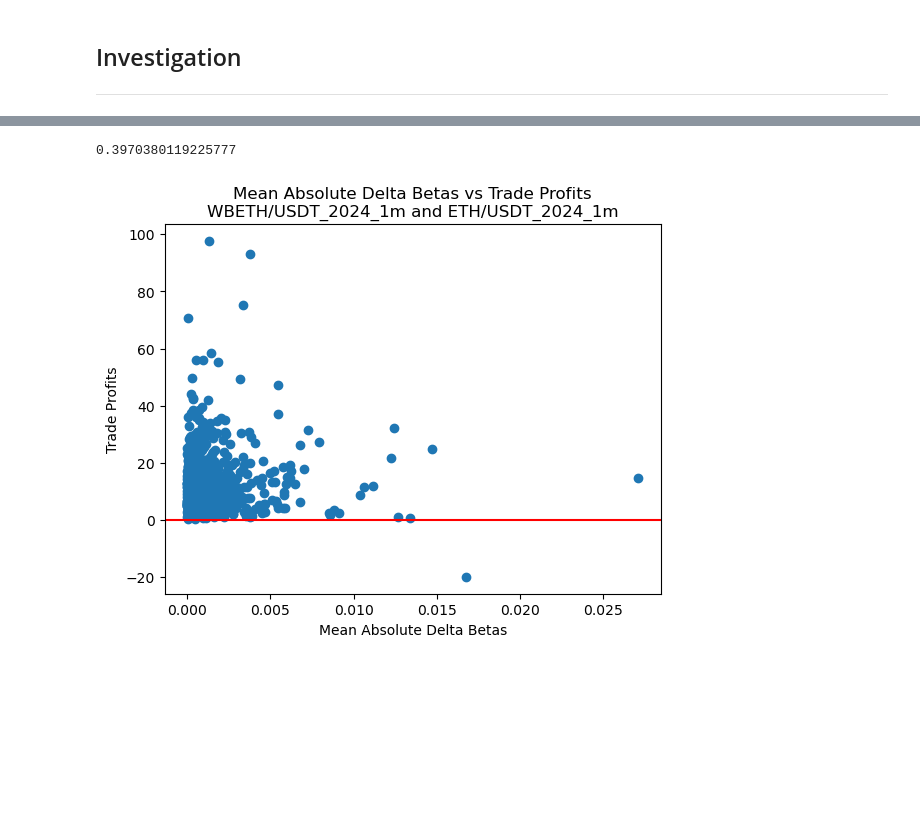
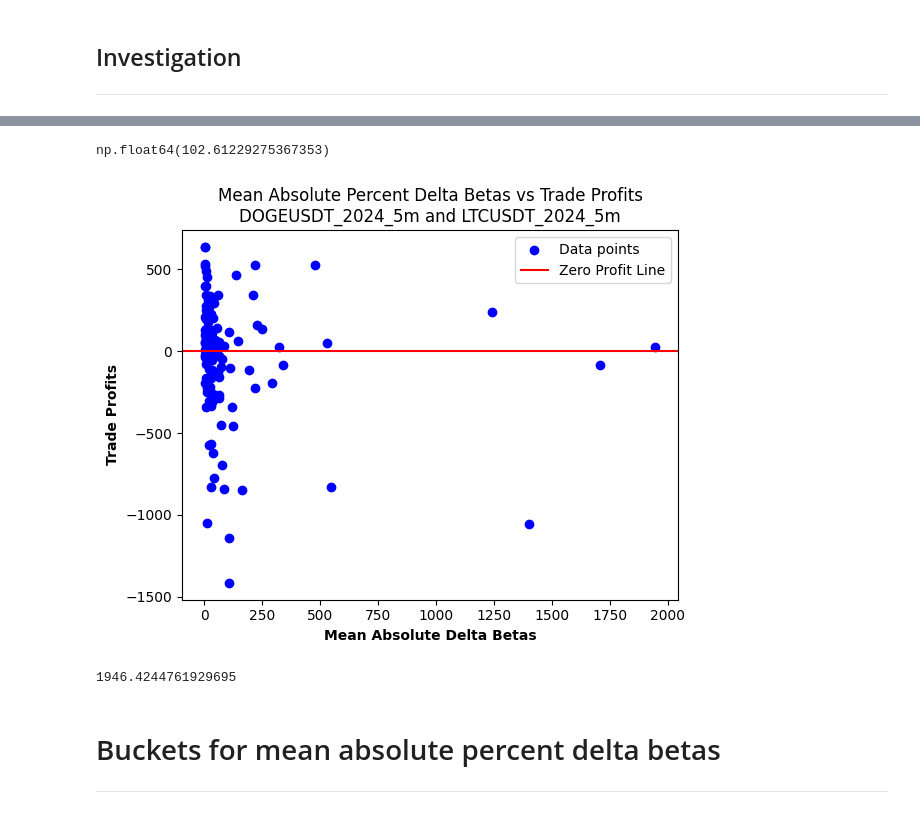
Before and after one commit to alexandrosdp/PairsTrading, a Jupyter notebook: leg_reversion.ipynb, the cells around one changed output, grey strips where cells are left out. Drawn from its saved outputs; the diff is of its cells as text; code cells hidden in the pictures; blank space fills up the shorter version.

```diff
--- a/leg_reversion.ipynb
+++ b/leg_reversion.ipynb
@@ -42,17 +44,21 @@ prices = pd.read_csv('binance_data/ETH_and_WBETH/2024/1m/merged_closing_prices.c
 #GALA/USDT_2024_1m & GRT/USDT_2024_1m,0.0056584346126191745,-4.071777010162084
 #-------------------------------------------
 #prices = prices[['GALA/USDT_2024_1m', 'GRT/USDT_2024_1m']]
+
+#prices = prices[['XRPUSDT_2024_5m', 'ADAUSDT_2024_5m']]
+
+prices = prices[['DOGEUSDT_2024_5m', 'LTCUSDT_2024_5m']]
 # %%
 #Filter prices from January 2024 to March 2024
 #-------------------------------------------
 
-prices = prices.loc['2024-01-01':'2024-06-30']
+#prices = prices.loc['2024-01-01':'2024-06-30']
 # %% [markdown]
 ## Params
 ---
 # %%
 #Params:
-window_size = 1440
+window_size = 288 # It seems like as this increases, the percent absolute delta beta error decreases!
 entry_threshold= 3 #3 was prev
 exit_threshold= 0
 stop_loss_threshold = 100
@@ -280,18 +288,8 @@ trade_ranges = [(entry, exit) for entry, exit in zip(entry_times, exit_times)]
 
 beta_series_trade_ranges = [beta_series[entry:exit].iloc[1:] for entry, exit in trade_ranges] #iloc[1:] to exclude the first beta value which is the same as the entry beta
 
-#Calculate the absolute difference between the beta at the trade entry and the betas in the trade range
-absolute_delta_betas = [np.abs(entry_beta - beta_range) for entry_beta, beta_range in zip(beta_entries, beta_series_trade_ranges)]
+#Calculate the percent absolute difference between the beta at the trade entry and the betas in the trade range
+absolute_percent_delta_betas = [np.abs(((entry_beta - beta_range)/entry_beta)*100) for entry_beta, beta_range in zip(beta_entries, beta_series_trade_ranges)]
 
 #Calculate the mean delta beta for each trade
-mean_absolute_delta_betas = [np.mean(delta) for delta in absolute_delta_betas]
+mean_absolute_percent_delta_betas = [np.mean(delta) for delta in absolute_percent_delta_betas]
-# %%
-#Calcilate correlation with trade durations vs mean_absolute_delta_betas
-
-
-# Compute the correlation coefficient
-correlation_durations = np.corrcoef(trade_durations, mean_absolute_delta_betas)[0, 1]
-
-correlation_durations
-# %% [output]
-0.3970380119225777
@@ -327,14 +296,19 @@ correlation_durations
+# %%
+np.mean(mean_absolute_percent_delta_betas)
+# %% [output]
+np.float64(102.61229275367353)
 # %%
-plt.scatter(mean_absolute_delta_betas, trade_profits)
-plt.xlabel('Mean Absolute Delta Betas')
-plt.ylabel('Trade Profits')
-plt.title(f'Mean Absolute Delta Betas vs Trade Profits\n{sym1} and {sym2}')
-plt.axhline(0, color = 'red')
+plt.scatter(mean_absolute_percent_delta_betas, trade_profits, color = 'blue', label='Data points')
+plt.xlabel('Mean Absolute Delta Betas', fontweight = 'bold')
+plt.ylabel('Trade Profits', fontweight='bold')
+plt.title(f'Mean Absolute Percent Delta Betas vs Trade Profits\n{sym1} and {sym2}')
+plt.axhline(0, color = 'red', label='Zero Profit Line')
+plt.legend()
 
 #Save the plot to the results folder for this pair. Create the folder if it doesn't exist.
 if not os.path.exists(f"results/{sym1}_{sym2}"):
     os.makedirs(f"results/{sym1}_{sym2}")
 #Save the plot
-plt.savefig(f"results/{sym1}_{sym2}/Mean_Absolute_Delta_Betas_Vs_Trade_Profits.png", dpi=300)
+plt.savefig(f"results/{sym1}_{sym2}/Mean_Absolute_Percent_Delta_Betas_Vs_Trade_Profits.png", dpi=300)
 # %% [output]
-[figure, old version]
+[figure, new version]
@@ -342,0 +317,7 @@ del range
+# %%
+print(max(mean_absolute_percent_delta_betas))
+# %% [output]
+1946.4244761929695
+# %% [markdown]
+# Buckets for mean absolute percent delta betas
+---
```
Also changed, not shown: parts of 29 cells of this notebook, 30 other files.
